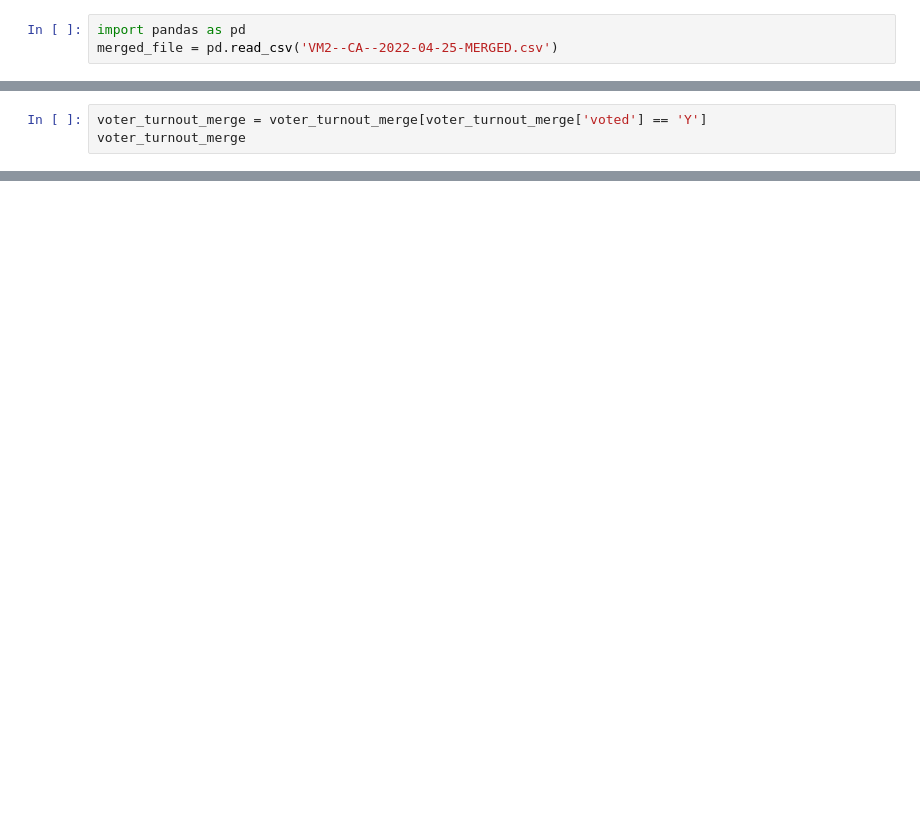
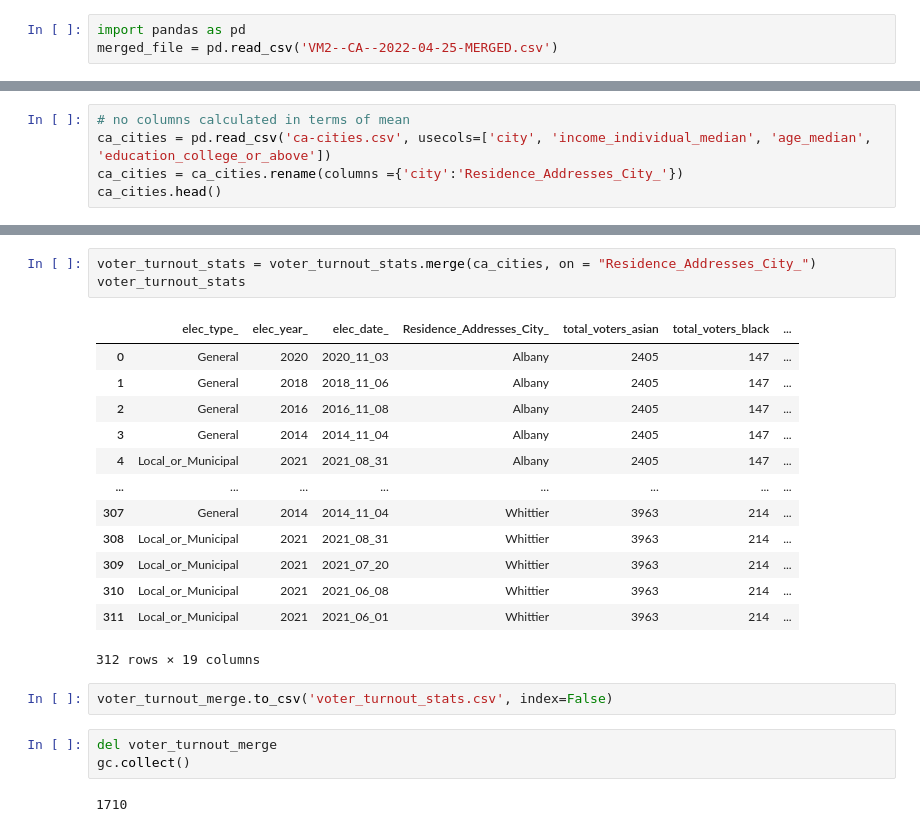
Before and after one commit to jnshzk/capstone, a Jupyter notebook: combine_demographic_vote_history.ipynb, the cells around one changed output, grey strips where cells are left out. Drawn from its saved outputs; the diff is of its cells as text; blank space fills up the shorter version.

```diff
--- a/combine_demographic_vote_history.ipynb
+++ b/combine_demographic_vote_history.ipynb
@@ -310,3 +228,0 @@ voter_turnout_merge
-# %%
-voter_turnout_merge = voter_turnout_merge[voter_turnout_merge['voted'] == 'Y']
-voter_turnout_merge
@@ -328,0 +414,5 @@ voter_turnout_merge.to_csv('voter_turnout_stats', index=False)
+# %%
+# no columns calculated in terms of mean
+ca_cities = pd.read_csv('ca-cities.csv', usecols=['city', 'income_individual_median', 'age_median', 'education_college_or_above'])
+ca_cities = ca_cities.rename(columns ={'city':'Residence_Addresses_City_'})
+ca_cities.head()
@@ -328,0 +426,24 @@ voter_turnout_merge.to_csv('voter_turnout_stats', index=False)
+# %%
+voter_turnout_stats = voter_turnout_stats.merge(ca_cities, on = "Residence_Addresses_City_")
+voter_turnout_stats
+# %% [output]
+|  | elec_type_ | elec_year_ | elec_date_ | Residence_Addresses_City_ | total_voters_asian | total_voters_black | ... |
+| 0 | General | 2020 | 2020_11_03 | Albany | 2405 | 147 | ... |
+| 1 | General | 2018 | 2018_11_06 | Albany | 2405 | 147 | ... |
+| 2 | General | 2016 | 2016_11_08 | Albany | 2405 | 147 | ... |
+| 3 | General | 2014 | 2014_11_04 | Albany | 2405 | 147 | ... |
+| 4 | Local_or_Municipal | 2021 | 2021_08_31 | Albany | 2405 | 147 | ... |
+| ... | ... | ... | ... | ... | ... | ... | ... |
+| 307 | General | 2014 | 2014_11_04 | Whittier | 3963 | 214 | ... |
+| 308 | Local_or_Municipal | 2021 | 2021_08_31 | Whittier | 3963 | 214 | ... |
+| 309 | Local_or_Municipal | 2021 | 2021_07_20 | Whittier | 3963 | 214 | ... |
+| 310 | Local_or_Municipal | 2021 | 2021_06_08 | Whittier | 3963 | 214 | ... |
+| 311 | Local_or_Municipal | 2021 | 2021_06_01 | Whittier | 3963 | 214 | ... |
+312 rows × 19 columns
+# %%
+voter_turnout_merge.to_csv('voter_turnout_stats.csv', index=False)
+# %%
+del voter_turnout_merge
+gc.collect()
+# %% [output]
+1710
```
Also changed, not shown: parts of 41 cells of this notebook.
